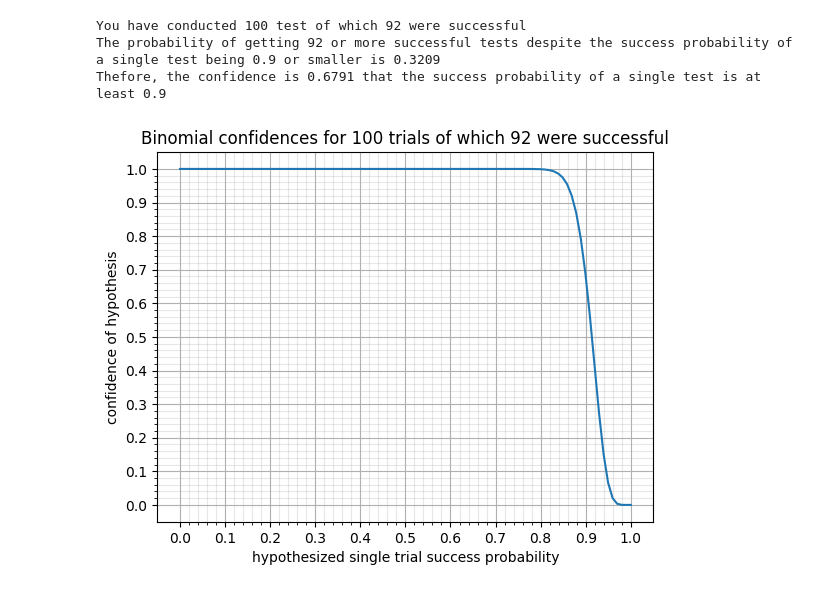
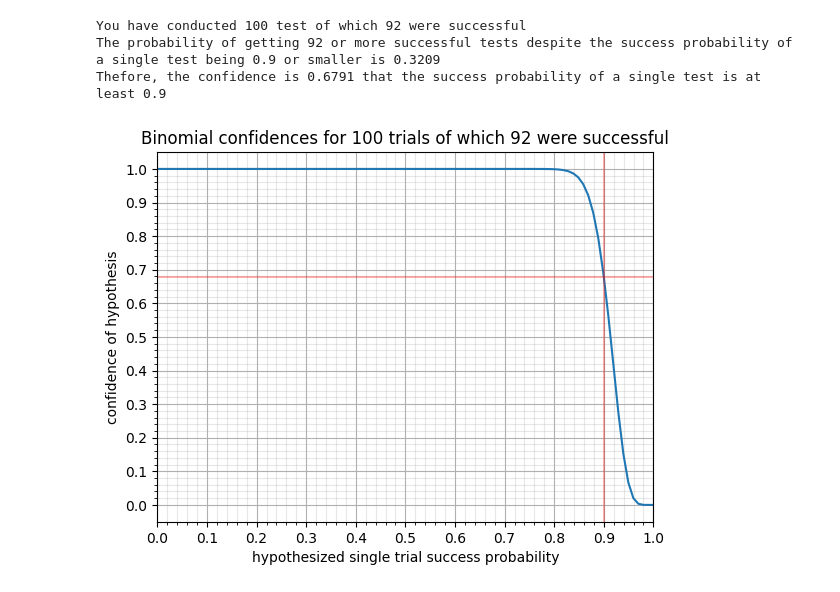
Before and after one commit to georg-rempfer/jupyter-lite_old, a Jupyter notebook: content/binomial_confidence.ipynb, the cells around one changed output. Drawn from its saved outputs; the diff is of its cells as text; code cells hidden in the pictures.

Commit message:
OPGITOOL-5825 OPGITOOL-5836 Made plot ranges configurable

```diff
--- a/content/binomial_confidence.ipynb
+++ b/content/binomial_confidence.ipynb
@@ -34,13 +34,16 @@ binomial_distr_vectorized = np.vectorize(binomial_distr) #create version of bino
 def binomial_confidence(n_successes, p_success_hypothesis, n_trials):
     return 1-binomial_distr_vectorized(np.arange(n_successes, n_trials+1), p_success_hypothesis, n_trials).sum()
 
-hypothesis_confidence = mp.nstr(binomial_confidence(n_successes, p_success_hypothesis, n_trials), round_to_digits)
-null_hypothesis_confidence = mp.nstr(1-binomial_confidence(n_successes, p_success_hypothesis, n_trials), round_to_digits)
+hypothesis_confidence = binomial_confidence(n_successes, p_success_hypothesis, n_trials)
+null_hypothesis_confidence = 1-binomial_confidence(n_successes, p_success_hypothesis, n_trials)
+
+hypothesis_confidence_rounded = mp.nstr(hypothesis_confidence, round_to_digits)
+null_hypothesis_confidence_rounded = mp.nstr(null_hypothesis_confidence, round_to_digits)
 
 
 print('You have conducted {} test of which {} were successful'.format(n_trials, n_successes))
-print('The probability of getting {} or more successful tests despite the success probability of a single test being {} or smaller is {}'.format(n_successes, p_success_hypothesis, null_hypothesis_confidence, round_to_digits))
-print('Thefore, the confidence is {} that the success probability of a single test is at least {}'.format(hypothesis_confidence, p_success_hypothesis))
+print('The probability of getting {} or more successful tests despite the success probability of a single test being {} or smaller is {}'.format(n_successes, p_success_hypothesis, null_hypothesis_confidence_rounded, round_to_digits))
+print('Thefore, the confidence is {} that the success probability of a single test is at least {}'.format(hypothesis_confidence_rounded, p_success_hypothesis))
 # %% [output]
 You have conducted 100 test of which 92 were successful
 The probability of getting 92 or more successful tests despite the success probability of a single test being 0.9 or smaller is 0.3209
@@ -48,20 +51,26 @@ Thefore, the confidence is 0.6791 that the success probability of a single test
 # %%
 #create version of binomial confidence that can be evaluated for whole lists of hypothetical single trial success probabilities
 binomial_confidence_vectorized = np.vectorize(binomial_confidence)
 
-x = np.linspace(0, 1, 100) #list of possible single trial success probabilities
+x = np.linspace(0, 1, 100) #list of possible single trial success probabilities. increase the number of samples here if the plot needs it
 C_x = binomial_confidence_vectorized(n_successes, x, n_trials) #probabilities of each of these hypotheses
 
+#plot
 plt.plot(x, C_x)
+plt.axvline(p_success_hypothesis, 0, 1, color='red', alpha=0.3)
+plt.axhline(hypothesis_confidence, 0, 1, color='red', alpha=0.3)
+
 plt.gca().set_title('Binomial confidences for {} trials of which {} were successful'.format(n_trials, n_successes))
 plt.gca().set_xlabel('hypothesized single trial success probability'.format(n_trials))
 plt.gca().set_ylabel('confidence of hypothesis')
 plt.gca().tick_params(axis='x', which='minor', bottom=True)
 plt.gca().set_xticks(np.linspace(0, 1, 11), minor=False)
 plt.gca().set_xticks(np.linspace(0, 1, 51), minor=True)
 plt.gca().set_yticks(np.linspace(0, 1, 11), minor=False)
 plt.gca().set_yticks(np.linspace(0, 1, 51), minor=True)
 plt.grid(which='major')
 plt.grid(which='minor', alpha=0.3);
+
+plt.gca().set_xlim([0, 1]); #change plot range here
 # %% [output]
-[figure, old version]
+[figure, new version]
```
Also changed, not shown: 1 other file.
